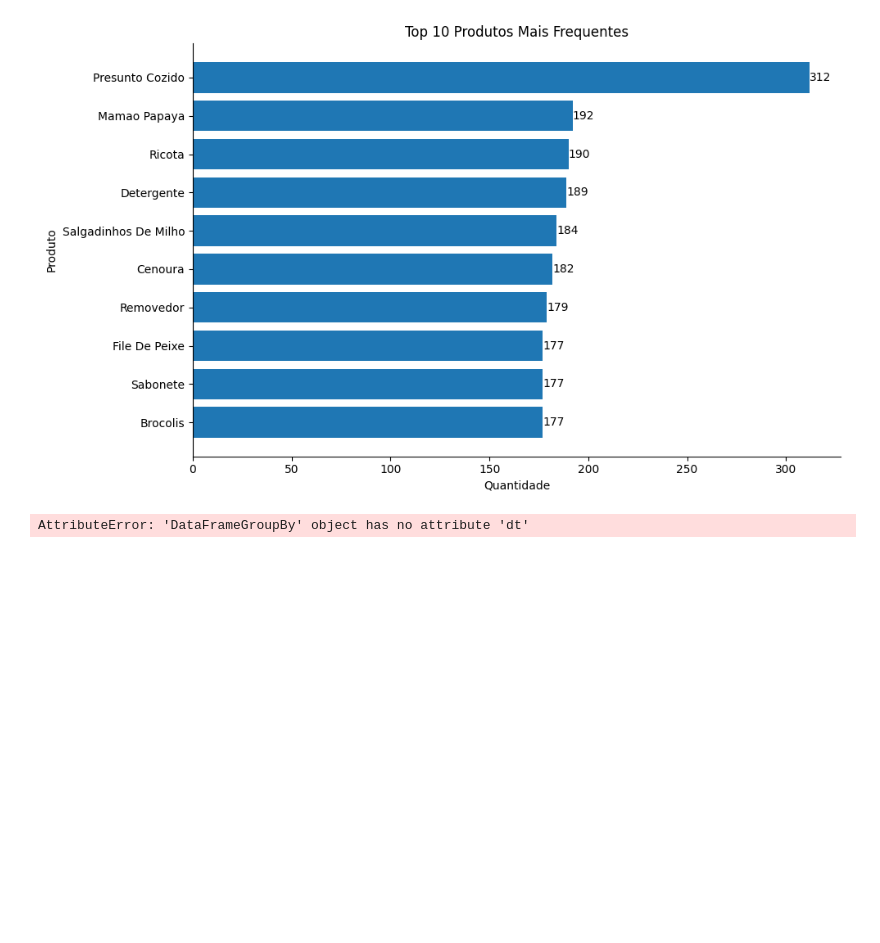
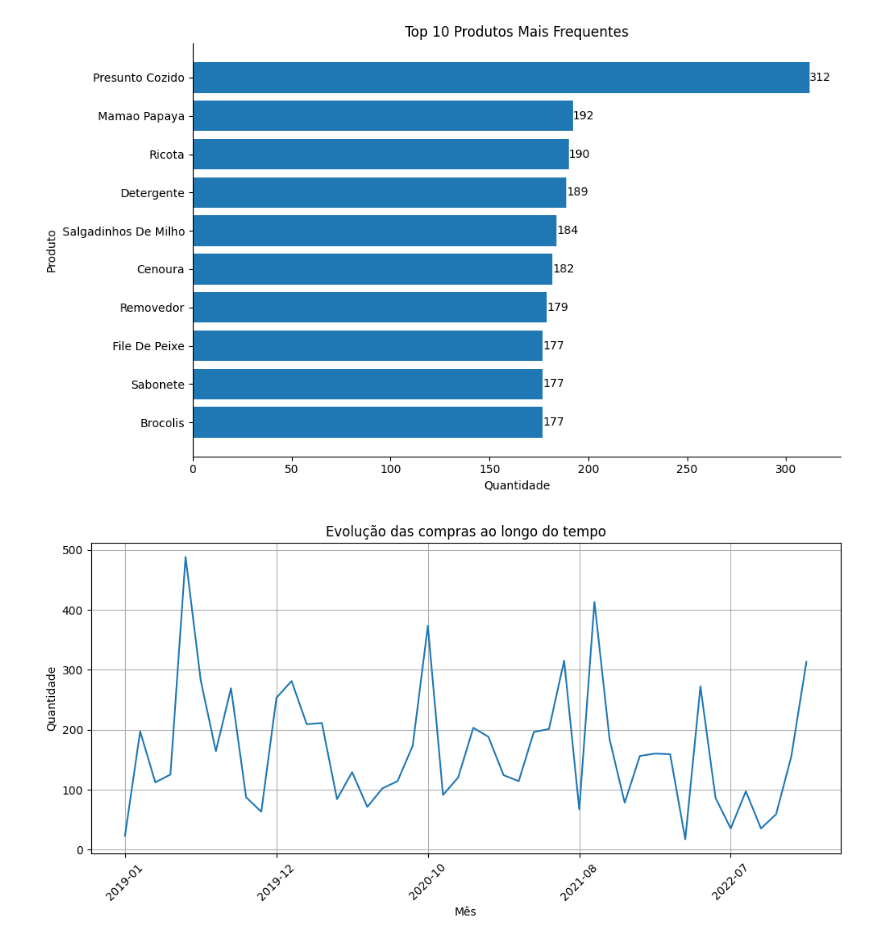
Before and after one commit to zurcx/modulo1_mini_projeto_avaliativo, a Jupyter notebook: notebooks/Notebook_Grafico.ipynb, the cells around one changed output. Drawn from its saved outputs; the diff is of its cells as text; code cells hidden in the pictures; blank space fills up the shorter version.

```diff
--- a/notebooks/Notebook_02_Exercicios.ipynb
+++ b/notebooks/Notebook_Grafico.ipynb
@@ -249,20 +249,29 @@ Presunto Cozido         312
 Name: count, dtype: int64
 [figure]
 # %%
+df['DATA'] = pd.to_datetime(df['DATA'], dayfirst=True)
+
 compras_mes = (
     df.groupby(df['DATA'].dt.to_period('M'))
     .size()
 )
 
-compras_mex.index = compras_mes.index.astype(str)
+compras_mes.index = compras_mes.index.astype(str)
 
 plt.figure(figsize=(12, 5))
 compras_mes.plot()
 plt.title(('Evolução das compras ao longo do tempo'))
 plt.xlabel('Mês')
 plt.ylabel('Quantidade')
 plt.xticks(rotation=45)
 plt.grid()
+
+plt.savefig(
+    OUTPUT_DIR / 'grafico_compras_evolucao.png',
+    dpi=300,
+    bbox_inches='tight'
+)
+
 plt.show()
 # %% [output]
-AttributeError: 'DataFrameGroupBy' object has no attribute 'dt'
+[figure, added]
```
Also changed, not shown: 1 other file.
